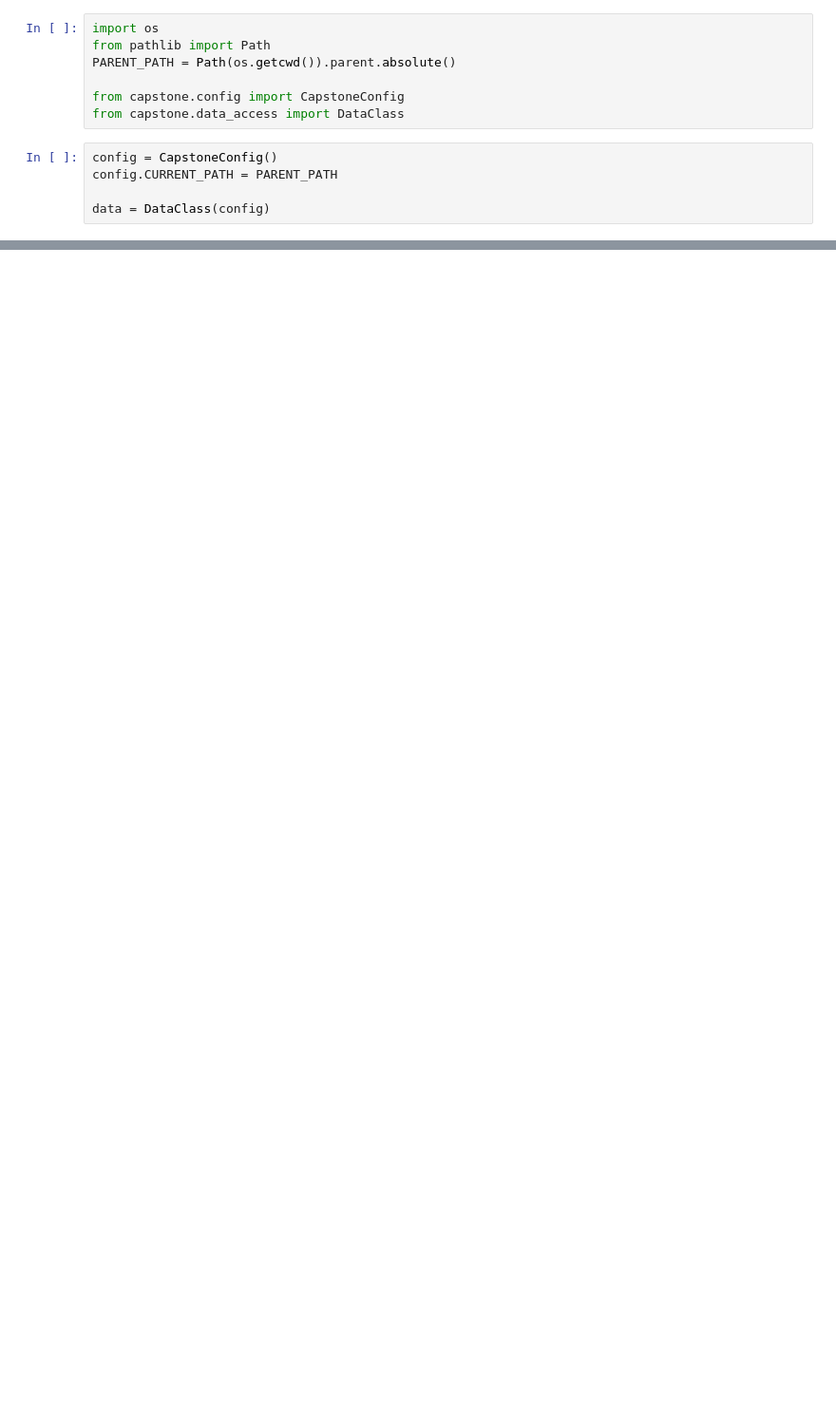
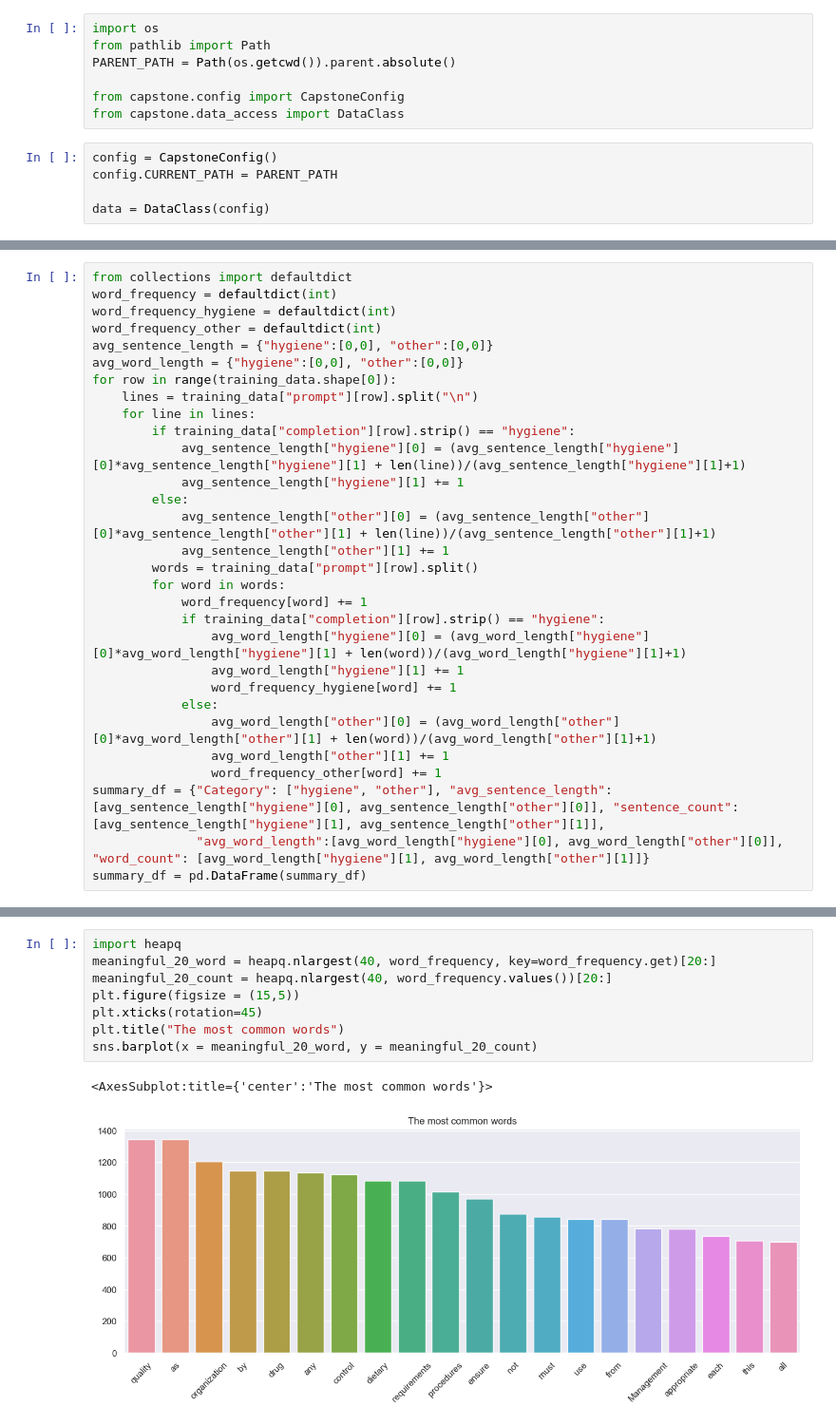
Before and after one commit to vishu-tyagi/JNJ-Capstone-Project, a Jupyter notebook: notebooks/eda.ipynb, the cells around one changed output, grey strips where cells are left out. Shown at 95% size. Cells and saved outputs as stored; diff of their text form; blank space fills up the shorter version.

```diff
--- a/notebooks/eda.ipynb
+++ b/notebooks/eda.ipynb
@@ -31,0 +72,30 @@ df
+# %%
+from collections import defaultdict
+word_frequency = defaultdict(int)
+word_frequency_hygiene = defaultdict(int)
+word_frequency_other = defaultdict(int)
+avg_sentence_length = {"hygiene":[0,0], "other":[0,0]}
+avg_word_length = {"hygiene":[0,0], "other":[0,0]}
+for row in range(training_data.shape[0]):
+    lines = training_data["prompt"][row].split("\n")
+    for line in lines:
+        if training_data["completion"][row].strip() == "hygiene":
+            avg_sentence_length["hygiene"][0] = (avg_sentence_length["hygiene"][0]*avg_sentence_length["hygiene"][1] + len(line))/(avg_sentence_length["hygiene"][1]+1)
+            avg_sentence_length["hygiene"][1] += 1
+        else:
+            avg_sentence_length["other"][0] = (avg_sentence_length["other"][0]*avg_sentence_length["other"][1] + len(line))/(avg_sentence_length["other"][1]+1)
+            avg_sentence_length["other"][1] += 1
+        words = training_data["prompt"][row].split()
+        for word in words:
+            word_frequency[word] += 1
+            if training_data["completion"][row].strip() == "hygiene":
+                avg_word_length["hygiene"][0] = (avg_word_length["hygiene"][0]*avg_word_length["hygiene"][1] + len(word))/(avg_word_length["hygiene"][1]+1)
+                avg_word_length["hygiene"][1] += 1
+                word_frequency_hygiene[word] += 1
+            else:
+                avg_word_length["other"][0] = (avg_word_length["other"][0]*avg_word_length["other"][1] + len(word))/(avg_word_length["other"][1]+1)
+                avg_word_length["other"][1] += 1
+                word_frequency_other[word] += 1
+summary_df = {"Category": ["hygiene", "other"], "avg_sentence_length": [avg_sentence_length["hygiene"][0], avg_sentence_length["other"][0]], "sentence_count": [avg_sentence_length["hygiene"][1], avg_sentence_length["other"][1]],
+              "avg_word_length":[avg_word_length["hygiene"][0], avg_word_length["other"][0]], "word_count": [avg_word_length["hygiene"][1], avg_word_length["other"][1]]}
+summary_df = pd.DataFrame(summary_df)
@@ -31,0 +108,11 @@ df
+# %%
+import heapq
+meaningful_20_word = heapq.nlargest(40, word_frequency, key=word_frequency.get)[20:]
+meaningful_20_count = heapq.nlargest(40, word_frequency.values())[20:]
+plt.figure(figsize = (15,5))
+plt.xticks(rotation=45)
+plt.title("The most common words")
+sns.barplot(x = meaningful_20_word, y = meaningful_20_count)
+# %% [output]
+<AxesSubplot:title={'center':'The most common words'}>
+[figure, added]
```
Also changed, not shown: parts of 11 cells of this notebook.
